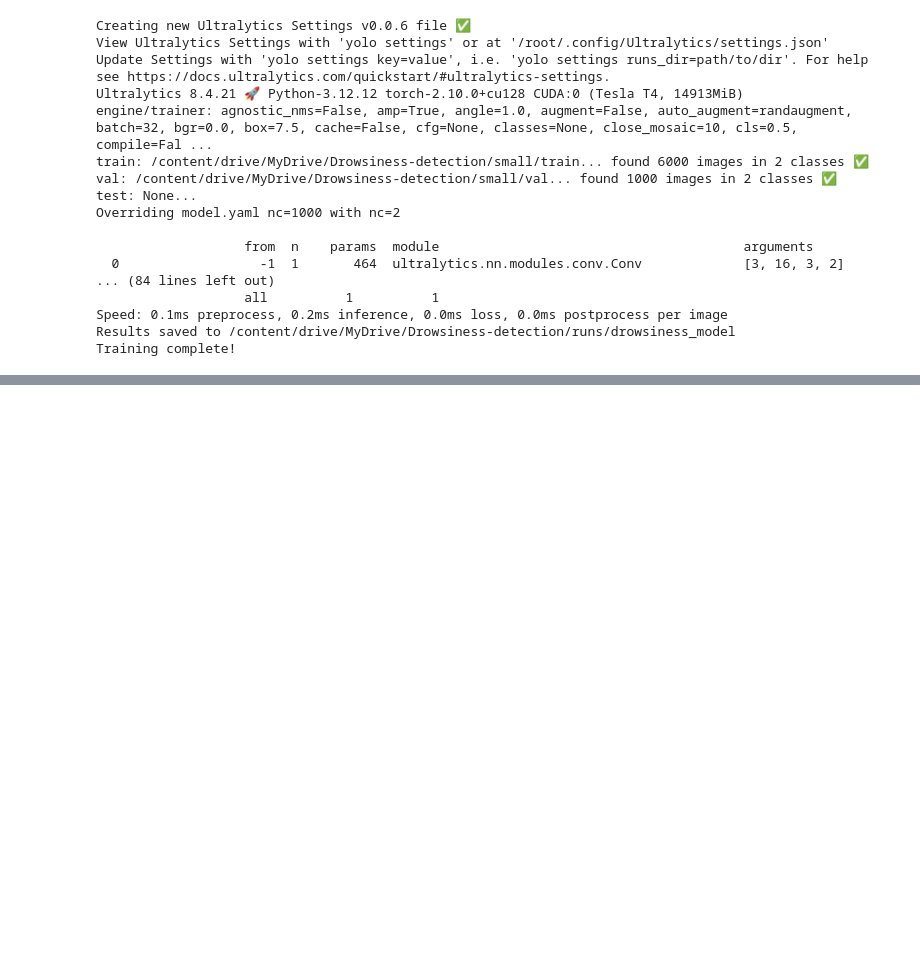
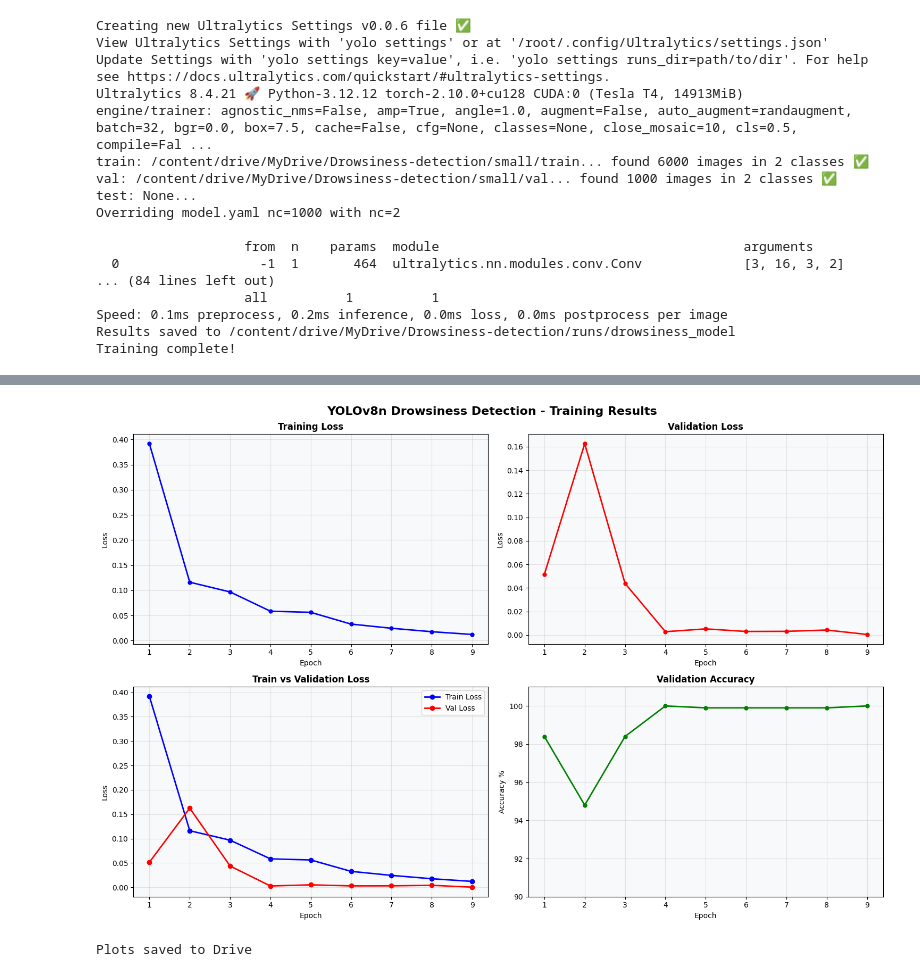
Before and after one commit to Yehan-Manodya/Drowsiness-detection, a Jupyter notebook: training/drowsiness_training.ipynb, the cells around one changed output, grey strips where cells are left out. Saved outputs shown, nothing was run; the diff lists cells and outputs as text; code cells hidden in the pictures; blank space fills up the shorter version.

Commit message:
feat: Add evaluation metrics and loss plots to training notebook

```diff
--- a/training/drowsiness_training.ipynb
+++ b/training/drowsiness_training.ipynb
@@ -60,0 +113,61 @@ Training complete!
+# %%
+import pandas as pd
+import matplotlib.pyplot as plt
+import matplotlib.gridspec as gridspec
+
+df = pd.read_csv('/content/drive/MyDrive/Drowsiness-detection/runs/drowsiness_model/results.csv')
+df.columns = df.columns.str.strip()
+
+fig = plt.figure(figsize=(15, 10))
+fig.suptitle('YOLOv8n Drowsiness Detection - Training Results',
+             fontsize=16, fontweight='bold')
+
+gs = gridspec.GridSpec(2, 2, figure=fig)
+
+# Plot 1 — Training Loss
+ax1 = fig.add_subplot(gs[0, 0])
+ax1.plot(df['epoch'], df['train/loss'], 'b-o', linewidth=2, markersize=5)
+ax1.set_title('Training Loss', fontweight='bold')
+ax1.set_xlabel('Epoch')
+ax1.set_ylabel('Loss')
+ax1.grid(True, alpha=0.3)
+ax1.set_facecolor('#f8f9fa')
+
+# Plot 2 — Validation Loss
+ax2 = fig.add_subplot(gs[0, 1])
+ax2.plot(df['epoch'], df['val/loss'], 'r-o', linewidth=2, markersize=5)
+ax2.set_title('Validation Loss', fontweight='bold')
+ax2.set_xlabel('Epoch')
+ax2.set_ylabel('Loss')
+ax2.grid(True, alpha=0.3)
+ax2.set_facecolor('#f8f9fa')
+
+# Plot 3 — Training vs Validation Loss
+ax3 = fig.add_subplot(gs[1, 0])
+ax3.plot(df['epoch'], df['train/loss'], 'b-o', linewidth=2, label='Train Loss')
+ax3.plot(df['epoch'], df['val/loss'], 'r-o', linewidth=2, label='Val Loss')
+ax3.set_title('Train vs Validation Loss', fontweight='bold')
+ax3.set_xlabel('Epoch')
+ax3.set_ylabel('Loss')
+ax3.legend()
+ax3.grid(True, alpha=0.3)
+ax3.set_facecolor('#f8f9fa')
+
+# Plot 4 — Accuracy
+ax4 = fig.add_subplot(gs[1, 1])
+ax4.plot(df['epoch'], df['metrics/accuracy_top1'] * 100, 'g-o', linewidth=2, markersize=5)
+ax4.set_title('Validation Accuracy', fontweight='bold')
+ax4.set_xlabel('Epoch')
+ax4.set_ylabel('Accuracy %')
+ax4.set_ylim([90, 101])
+ax4.grid(True, alpha=0.3)
+ax4.set_facecolor('#f8f9fa')
+
+plt.tight_layout()
+plt.savefig('/content/drive/MyDrive/Drowsiness-detection/training_plots.png',
+            dpi=150, bbox_inches='tight')
+plt.show()
+print("Plots saved to Drive ")
+# %% [output]
+[figure, added]
+Plots saved to Drive
```
Also changed, not shown: parts of 6 cells of this notebook.
